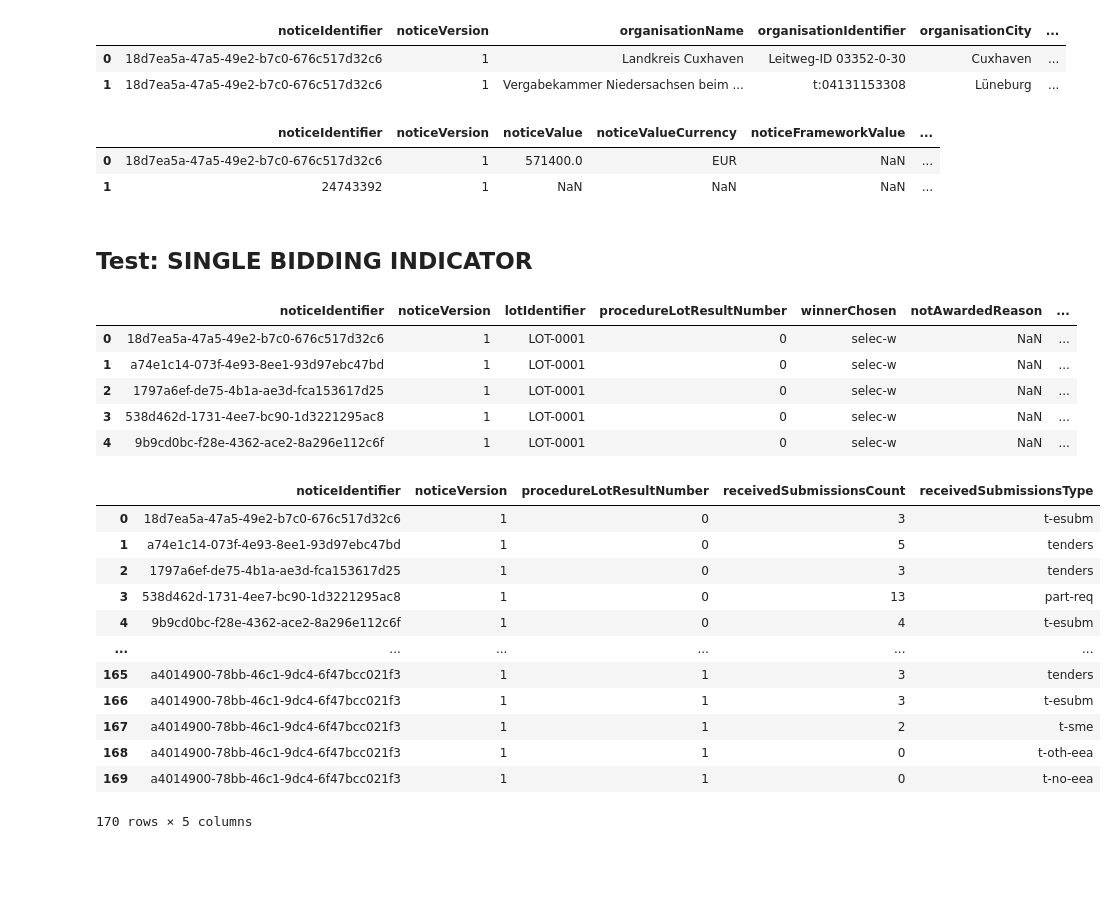
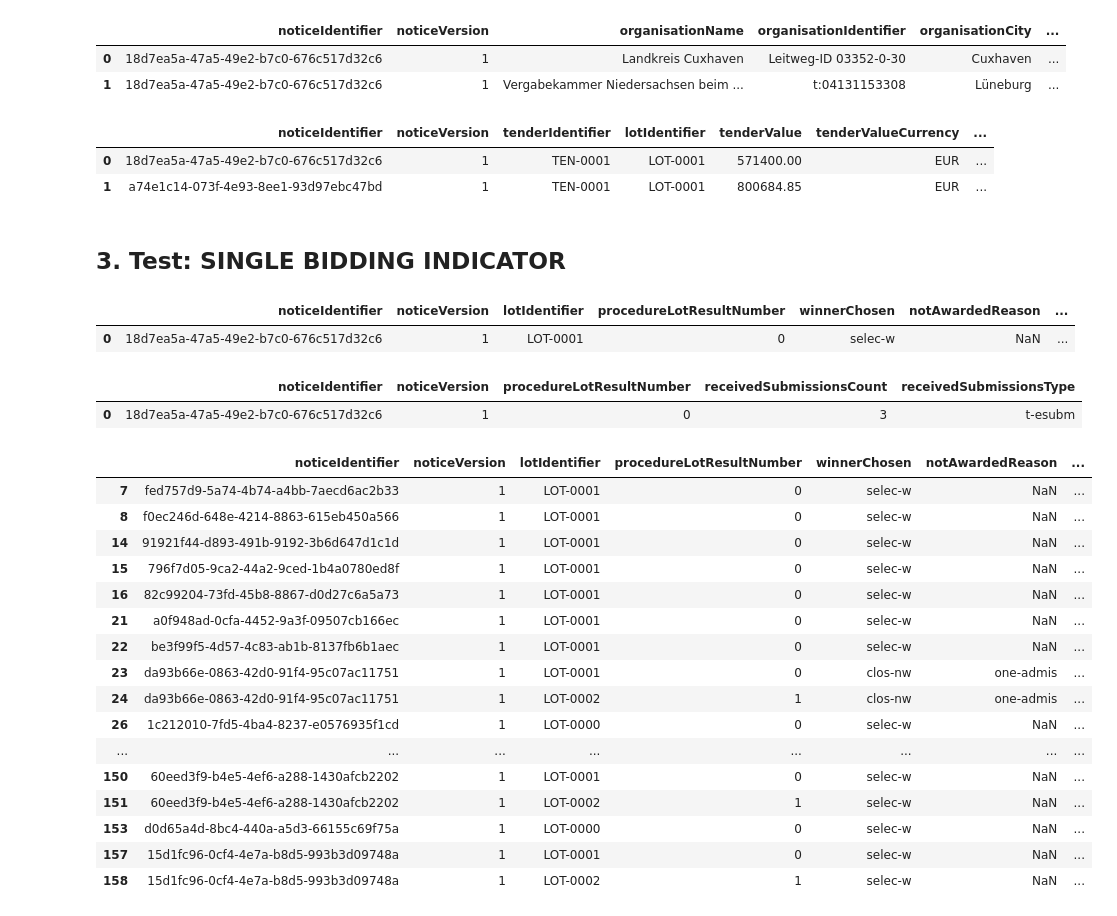
Before and after one commit to mojeffski/oeffentlichevergabe, a Jupyter notebook: analysis/test_analysis_scripts/181225_test_script.ipynb, the cells around one changed output. Cells and saved outputs as stored; diff of their text form; code cells hidden in the pictures; blank space fills up the shorter version.

```diff
--- a/analysis/test_analysis_scripts/181225_test_script.ipynb
+++ b/analysis/test_analysis_scripts/181225_test_script.ipynb
@@ -88,41 +73,27 @@ organisation.head(2)
 | 0 | 18d7ea5a-47a5-49e2-b7c0-676c517d32c6 | 1 | Landkreis Cuxhaven | Leitweg-ID 03352-0-30 | Cuxhaven | ... |
 | 1 | 18d7ea5a-47a5-49e2-b7c0-676c517d32c6 | 1 | Vergabekammer Niedersachsen beim ... | t:04131153308 | Lüneburg | ... |
 # %%
-# testing procedureLotResult data
-noticeResult = pd.read_excel('../../data/notices_2025-12-06.xlsx',sheet_name='noticeResult')
-noticeResult.head(2)
+# testing tender data
+tender = pd.read_excel('../../data/notices_2025-12-06.xlsx',sheet_name='tender')
+tender.head(2)
 # %% [output]
-|  | noticeIdentifier | noticeVersion | noticeValue | noticeValueCurrency | noticeFrameworkValue | ... |
-| 0 | 18d7ea5a-47a5-49e2-b7c0-676c517d32c6 | 1 | 571400.0 | EUR | NaN | ... |
-| 1 | 24743392 | 1 | NaN | NaN | NaN | ... |
+|  | noticeIdentifier | noticeVersion | tenderIdentifier | lotIdentifier | tenderValue | tenderValueCurrency | ... |
+| 0 | 18d7ea5a-47a5-49e2-b7c0-676c517d32c6 | 1 | TEN-0001 | LOT-0001 | 571400.00 | EUR | ... |
+| 1 | a74e1c14-073f-4e93-8ee1-93d97ebc47bd | 1 | TEN-0001 | LOT-0001 | 800684.85 | EUR | ... |
 # %% [markdown]
-## Test: SINGLE BIDDING INDICATOR
+## 3. Test: SINGLE BIDDING INDICATOR
 # %%
+# get: procedureLotResult
 procedureLotResult_df = pd.read_excel('../../data/notices_2025-12-06.xlsx',sheet_name='procedureLotResult')
-procedureLotResult_df.head()
+procedureLotResult_df.head(1)
 # %% [output]
 |  | noticeIdentifier | noticeVersion | lotIdentifier | procedureLotResultNumber | winnerChosen | notAwardedReason | ... |
 | 0 | 18d7ea5a-47a5-49e2-b7c0-676c517d32c6 | 1 | LOT-0001 | 0 | selec-w | NaN | ... |
-| 1 | a74e1c14-073f-4e93-8ee1-93d97ebc47bd | 1 | LOT-0001 | 0 | selec-w | NaN | ... |
-| 2 | 1797a6ef-de75-4b1a-ae3d-fca153617d25 | 1 | LOT-0001 | 0 | selec-w | NaN | ... |
-| 3 | 538d462d-1731-4ee7-bc90-1d3221295ac8 | 1 | LOT-0001 | 0 | selec-w | NaN | ... |
-| 4 | 9b9cd0bc-f28e-4362-ace2-8a296e112c6f | 1 | LOT-0001 | 0 | selec-w | NaN | ... |
 # %%
+# get: receivedSubmissions
 receivedSubmissions_df = pd.read_excel('../../data/notices_2025-12-06.xlsx',sheet_name='receivedSubmissions')
-
-receivedSubmissions_df
+receivedSubmissions_df.head(1)
 # %% [output]
 |  | noticeIdentifier | noticeVersion | procedureLotResultNumber | receivedSubmissionsCount | receivedSubmissionsType |
 | 0 | 18d7ea5a-47a5-49e2-b7c0-676c517d32c6 | 1 | 0 | 3 | t-esubm |
-| 1 | a74e1c14-073f-4e93-8ee1-93d97ebc47bd | 1 | 0 | 5 | tenders |
-| 2 | 1797a6ef-de75-4b1a-ae3d-fca153617d25 | 1 | 0 | 3 | tenders |
-| 3 | 538d462d-1731-4ee7-bc90-1d3221295ac8 | 1 | 0 | 13 | part-req |
-| 4 | 9b9cd0bc-f28e-4362-ace2-8a296e112c6f | 1 | 0 | 4 | t-esubm |
-| ... | ... | ... | ... | ... | ... |
-| 165 | a4014900-78bb-46c1-9dc4-6f47bcc021f3 | 1 | 1 | 3 | tenders |
-| 166 | a4014900-78bb-46c1-9dc4-6f47bcc021f3 | 1 | 1 | 3 | t-esubm |
-| 167 | a4014900-78bb-46c1-9dc4-6f47bcc021f3 | 1 | 1 | 2 | t-sme |
-| 168 | a4014900-78bb-46c1-9dc4-6f47bcc021f3 | 1 | 1 | 0 | t-oth-eea |
-| 169 | a4014900-78bb-46c1-9dc4-6f47bcc021f3 | 1 | 1 | 0 | t-no-eea |
-170 rows × 5 columns
 # %%
@@ -129,0 +105,21 @@ pd.merge(procedureLotResult_df, receivedSubmissions_df, on=['noticeIdentifier','
+# %%
+#
+bidder_df[bidder_df['single_bidder']==True]
+# %% [output]
+|  | noticeIdentifier | noticeVersion | lotIdentifier | procedureLotResultNumber | winnerChosen | notAwardedReason | ... |
+| 7 | fed757d9-5a74-4b74-a4bb-7aecd6ac2b33 | 1 | LOT-0001 | 0 | selec-w | NaN | ... |
+| 8 | f0ec246d-648e-4214-8863-615eb450a566 | 1 | LOT-0001 | 0 | selec-w | NaN | ... |
+| 14 | 91921f44-d893-491b-9192-3b6d647d1c1d | 1 | LOT-0001 | 0 | selec-w | NaN | ... |
+| 15 | 796f7d05-9ca2-44a2-9ced-1b4a0780ed8f | 1 | LOT-0001 | 0 | selec-w | NaN | ... |
+| 16 | 82c99204-73fd-45b8-8867-d0d27c6a5a73 | 1 | LOT-0001 | 0 | selec-w | NaN | ... |
+| 21 | a0f948ad-0cfa-4452-9a3f-09507cb166ec | 1 | LOT-0001 | 0 | selec-w | NaN | ... |
+| 22 | be3f99f5-4d57-4c83-ab1b-8137fb6b1aec | 1 | LOT-0001 | 0 | selec-w | NaN | ... |
+| 23 | da93b66e-0863-42d0-91f4-95c07ac11751 | 1 | LOT-0001 | 0 | clos-nw | one-admis | ... |
+| 24 | da93b66e-0863-42d0-91f4-95c07ac11751 | 1 | LOT-0002 | 1 | clos-nw | one-admis | ... |
+| 26 | 1c212010-7fd5-4ba4-8237-e0576935f1cd | 1 | LOT-0000 | 0 | selec-w | NaN | ... |
+| ... | ... | ... | ... | ... | ... | ... | ... |
+| 150 | 60eed3f9-b4e5-4ef6-a288-1430afcb2202 | 1 | LOT-0001 | 0 | selec-w | NaN | ... |
+| 151 | 60eed3f9-b4e5-4ef6-a288-1430afcb2202 | 1 | LOT-0002 | 1 | selec-w | NaN | ... |
+| 153 | d0d65a4d-8bc4-440a-a5d3-66155c69f75a | 1 | LOT-0000 | 0 | selec-w | NaN | ... |
+| 157 | 15d1fc96-0cf4-4e7a-b8d5-993b3d09748a | 1 | LOT-0001 | 0 | selec-w | NaN | ... |
+| 158 | 15d1fc96-0cf4-4e7a-b8d5-993b3d09748a | 1 | LOT-0002 | 1 | selec-w | NaN | ... |
```
Also changed, not shown: parts of 3 cells of this notebook.
